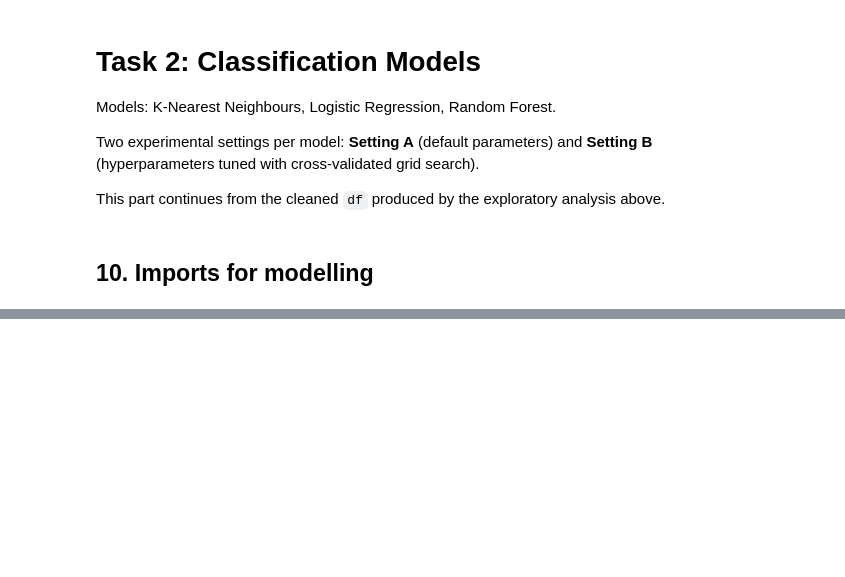
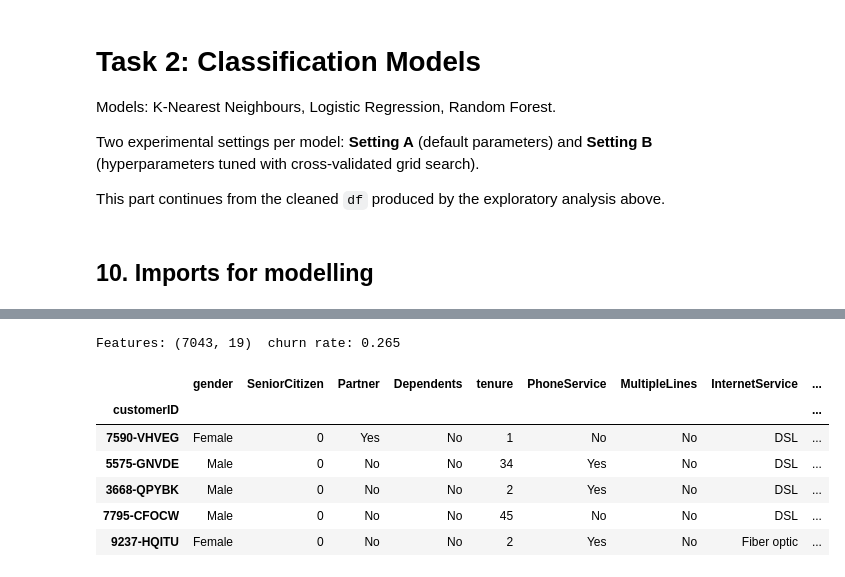
Before and after one commit to methuliH/telco-churn-coursework, a Jupyter notebook: notebooks/Task_01.ipynb, the cells around one changed output, grey strips where cells are left out. Drawn from its saved outputs; the diff is of its cells as text; code cells hidden in the pictures; blank space fills up the shorter version.

Commit message:
Prepare modelling data from the cleaned dataframe

```diff
--- a/notebooks/Task_01.ipynb
+++ b/notebooks/Task_01.ipynb
@@ -242,0 +248,25 @@ from sklearn.metrics import (accuracy_score, precision_score, recall_score, f1_s
+# %%
+# Target: 1 = churned, 0 = stayed (ChurnFlag was created in the exploratory analysis)
+y = df['ChurnFlag']
+
+# Features: everything except the target and the helper columns
+X = df.drop(columns=['Churn', 'ChurnFlag', 'tenure_band'])
+
+# 'No internet service' and 'No phone service' repeat information already in
+# InternetService and PhoneService, so they are merged into 'No'
+X = X.replace({'No internet service': 'No', 'No phone service': 'No'})
+
+num_cols = ['tenure', 'MonthlyCharges', 'TotalCharges']
+cat_cols = [c for c in X.columns if c not in num_cols + ['SeniorCitizen']]
+
+print('Features:', X.shape, ' churn rate:', round(y.mean(), 3))
+X.head()
+# %% [output]
+Features: (7043, 19)  churn rate: 0.265
+|  | gender | SeniorCitizen | Partner | Dependents | tenure | PhoneService | MultipleLines | InternetService | ... |
+| customerID |  |  |  |  |  |  |  |  | ... |
+| 7590-VHVEG | Female | 0 | Yes | No | 1 | No | No | DSL | ... |
+| 5575-GNVDE | Male | 0 | No | No | 34 | Yes | No | DSL | ... |
+| 3668-QPYBK | Male | 0 | No | No | 2 | Yes | No | DSL | ... |
+| 7795-CFOCW | Male | 0 | No | No | 45 | No | No | DSL | ... |
+| 9237-HQITU | Female | 0 | No | No | 2 | Yes | No | Fiber optic | ... |
```
Also changed, not shown: parts of 1 cell of this notebook.
